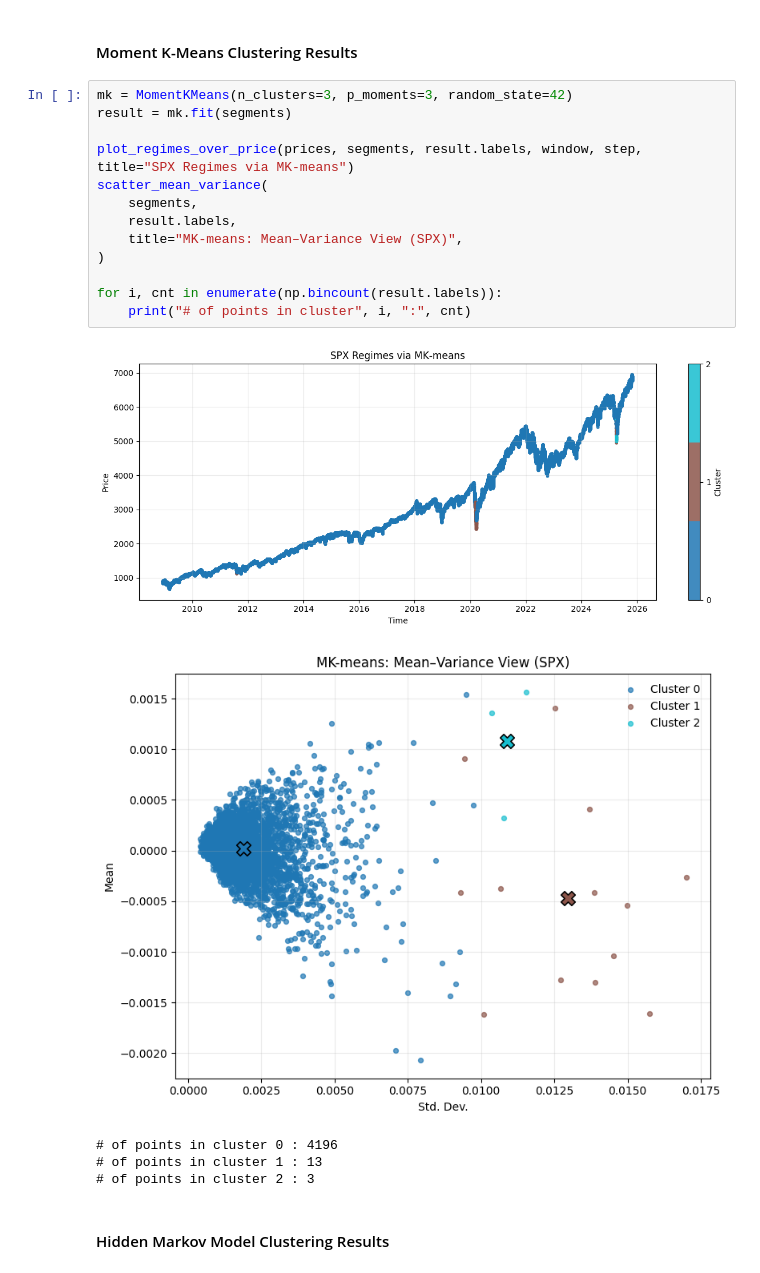
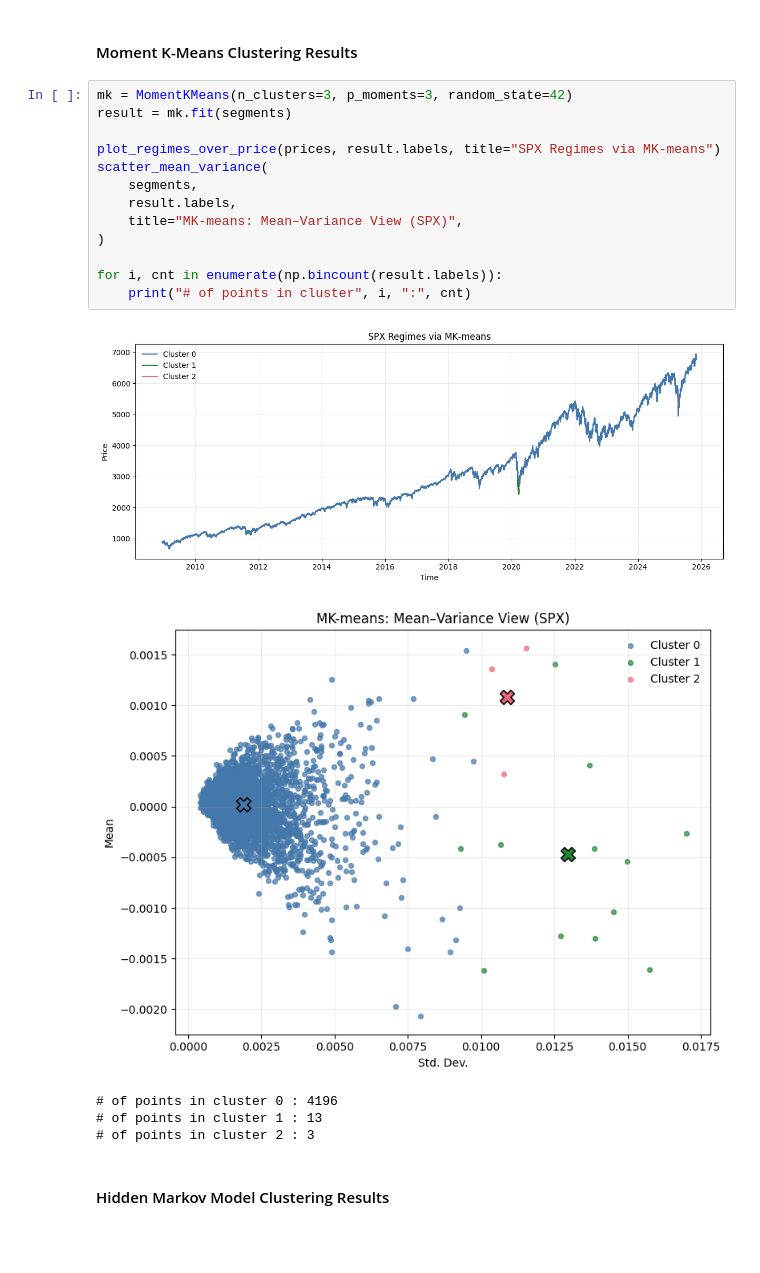
Before and after one commit to laurence1126/Wasserstein-Regime-Clustering, a Jupyter notebook: jupyter/clustering_examples.ipynb, the cells around one changed output. Cells and saved outputs as stored; diff of their text form; blank space fills up the shorter version.

```diff
--- a/jupyter/clustering_examples.ipynb
+++ b/jupyter/clustering_examples.ipynb
@@ -338,19 +334,19 @@ for i, cnt in enumerate(np.bincount(result.labels)):
 # %%
 mk = MomentKMeans(n_clusters=3, p_moments=3, random_state=42)
 result = mk.fit(segments)
 
-plot_regimes_over_price(prices, segments, result.labels, window, step, title="SPX Regimes via MK‐means")
+plot_regimes_over_price(prices, result.labels, title="SPX Regimes via MK‐means")
 scatter_mean_variance(
     segments,
     result.labels,
     title="MK-means: Mean–Variance View (SPX)",
 )
 
 for i, cnt in enumerate(np.bincount(result.labels)):
     print("# of points in cluster", i, ":", cnt)
 # %% [output]
-[figure, old version]
+[figure, new version]
-[figure, old version]
+[figure, new version]
 # of points in cluster 0 : 4196
 # of points in cluster 1 : 13
 # of points in cluster 2 : 3
```
Also changed, not shown: parts of 8 cells of this notebook, 5 other files.
